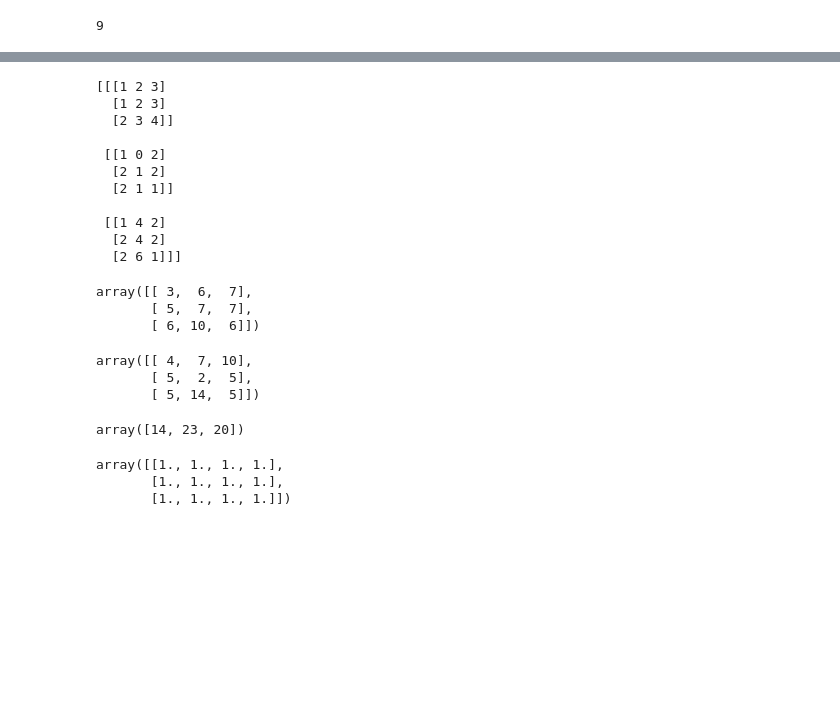
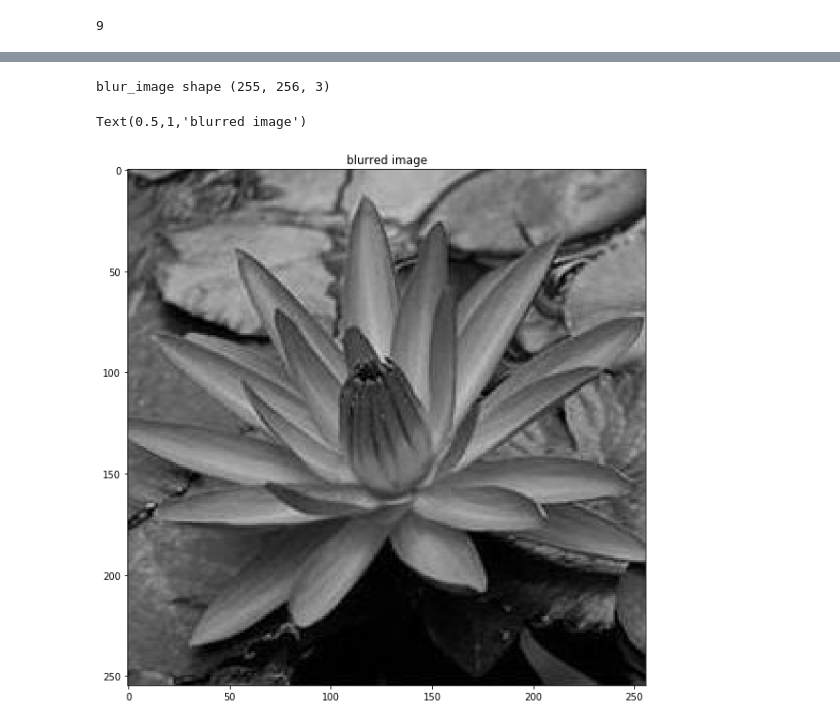
Before and after one commit to sunbin1993/image-processing, a Jupyter notebook: 01 ecnu/homework03.ipynb, the cells around one changed output, grey strips where cells are left out. Saved outputs shown, nothing was run; the diff lists cells and outputs as text; code cells hidden in the pictures; blank space fills up the shorter version.

```diff
--- a/01 ecnu/homework03.ipynb
+++ b/01 ecnu/homework03.ipynb
@@ -115,30 +127,3 @@ def zero_pad(X,pad):
                         (0,0)), #通道数，不填充
                      'constant', constant_values=0) #连续一样的值填充
     return X_paded
-# %%
-a = np.array([[[1,2,3],[1,2,3],[2,3,4]],[[1,0,2],[2,1,2],[2,1,1]],[[1,4,2],[2,4,2],[2,6,1]]])
-print(a)
-# %% [output]
-[[[1 2 3]
-  [1 2 3]
-  [2 3 4]]
-
- [[1 0 2]
-  [2 1 2]
-  [2 1 1]]
-
- [[1 4 2]
-  [2 4 2]
-  [2 6 1]]]
-# %%
-a.sum(axis=0)
-# %% [output]
-array([[ 3,  6,  7],
-       [ 5,  7,  7],
-       [ 6, 10,  6]])
-# %%
-a.sum(axis=1)
-# %% [output]
-array([[ 4,  7, 10],
-       [ 5,  2,  5],
-       [ 5, 14,  5]])
@@ -147,10 +130,14 @@ b=a.sum(axis=1)
-# %%
-b.sum(axis=0)
-# %% [output]
-array([14, 23, 20])
-# %%
-np.ones( (3,4) )
-# %% [output]
-array([[1., 1., 1., 1.],
-       [1., 1., 1., 1.],
-       [1., 1., 1., 1.]])
+# %%
+blur_image = cv2.imread('images/blur_image.jpg')
+# opencv以BGR模式加载彩色图片，而matplotlib以RGB模式显示，需转换
+blur_image = cv2.cvtColor(blur_image, cv2.COLOR_BGR2RGB)
+#grayImage = cv2.cvtColor(origin_image,cv2.COLOR_BGR2GRAY) #灰度变换
+print('blur_image shape',blur_image.shape)
+#显示图像
+plt.figure(figsize=(20,10))
+plt.imshow(blur_image)
+plt.title("blurred image")
+# %% [output]
+blur_image shape (255, 256, 3)
+Text(0.5,1,'blurred image')
+[figure, added]
```
Also changed, not shown: parts of 11 cells of this notebook, 1 other file.
